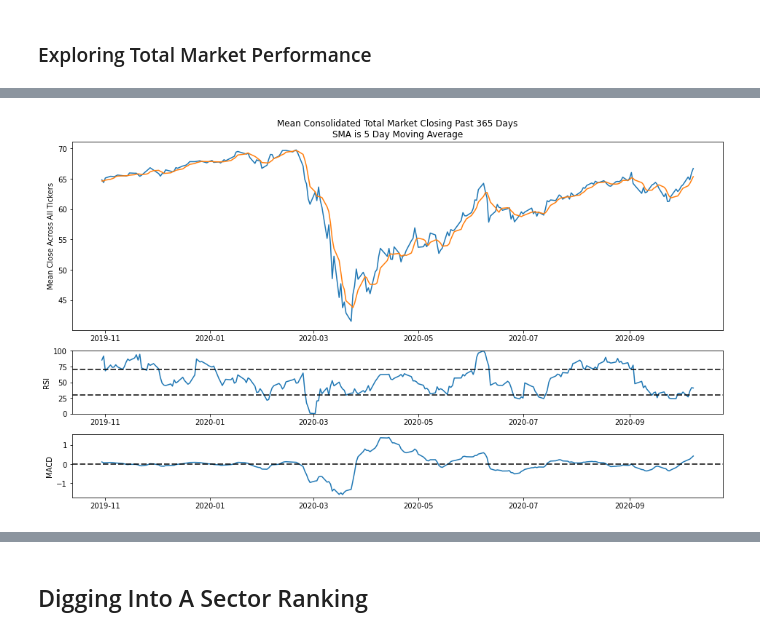
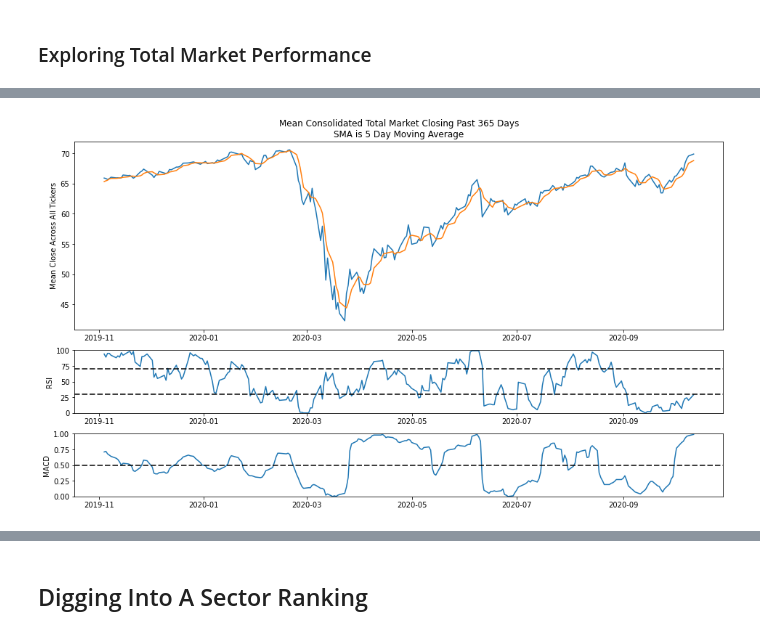
Before and after one commit to webclinic017/Stock-Strategy-Exploration, a Jupyter notebook: Python/Alpaca.ipynb, the cells around one changed output, grey strips where cells are left out. Drawn from its saved outputs; the diff is of its cells as text; code cells hidden in the pictures.

Commit message:
Changed method to scale alpha / beta requirements  with market performance

```diff
--- a/Python/Alpaca.ipynb
+++ b/Python/Alpaca.ipynb
@@ -144,10 +178,11 @@ pickle.dump(Combined_Data, open(Project_Folder + "Data//Historical_Data.p" , "wb
 ## Loading Stored Data
 Combined_Data = pickle.load(open(Project_Folder + "Data//Historical_Data.p" , "rb" ))
 Combined_Data = Combined_Data.drop_duplicates()
+Combined_Data = Combined_Data[(datetime.now() - timedelta(days = N_DAYS_AGO)).strftime("%Y-%m-%d"):datetime.now().strftime("%Y-%m-%d")]
 
 Total_Market = Stock_Consolidator(Combined_Data)
 Total_Market = Total_Market.loc[Total_Market.RSI > 0,:]
-Total_Market.tail(5)
+Total_Market.tail(10)
 # %% [output]
 |  | close | high | low | volume | count | close_diff | close_return | volume_diff | sma | RSI | ... |
 | date |  |  |  |  |  |  |  |  |  |  | ... |
@@ -159,29 +199,34 @@ Total_Market.tail(5)
 # %%
 Plot_Data = Total_Market
-Plot_Data['RSI'] = ((Plot_Data['RSI'] -  np.min(Plot_Data['RSI'])) / (np.max(Plot_Data['RSI']) - np.min(Plot_Data['RSI'])))*100
-
+Plot_Data['RSI'] = pd.qcut(Plot_Data.RSI,100,labels = False)
+# Plot_Data['RSI'] = ((Plot_Data['RSI'] -  np.min(Plot_Data['RSI'])) / (np.max(Plot_Data['RSI']) - np.min(Plot_Data['RSI'])))*100
+Plot_Data['MACD'] = pd.qcut(Plot_Data.MACD,100,labels = False)/100
+# Plot_Data['MACD'] = (1 + 1)*((Plot_Data['MACD'] -  np.min(Plot_Data['MACD'])) / (np.max(Plot_Data['MACD']) - np.min(Plot_Data['MACD']))) - 1
 
 Plot_Data['date'] = Plot_Data.index.get_level_values('date')
 Plot_Data = Plot_Data.reset_index(drop = True)
 x = Plot_Data['date']
 
 fig, axs = plt.subplots(3,1,gridspec_kw={'height_ratios':[3,1,1]})
 axs[0].plot(x,Plot_Data['close'])
 axs[0].plot(x,Plot_Data['sma'])
 axs[1].plot(x,Plot_Data['RSI'])
 axs[1].axhline(y = 70,c = 'black',dashes = (5,2))
 axs[1].axhline(y = 30,c = 'black',dashes = (5,2))
 axs[2].plot(x,Plot_Data['MACD'])
-axs[2].axhline(y = 0,c = 'black',dashes = (5,2))
+axs[2].axhline(y = 0.50,c = 'black',dashes = (5,2))
 
 axs[0].set(title = "Mean Consolidated Total Market Closing Past "+ str(N_DAYS_AGO) +" Days\nSMA is " + str(OLS_Window) +" Day Moving Average",
       ylabel = "Mean Close Across All Tickers",
       xlabel = "")
 axs[1].set(ylabel = "RSI",
       xlabel = "",
       ylim = [0,100])
-axs[2].set(ylabel = "MACD",
-      xlabel = "")
+axs[2].set(
+    ylabel = "MACD",
+    xlabel = "",
+    ylim = [0,1]
+)
 fig.set_size_inches(16,9)
 # %% [output]
-[figure, old version]
+[figure, new version]
```
Also changed, not shown: parts of 9 cells of this notebook, 2 other files.
